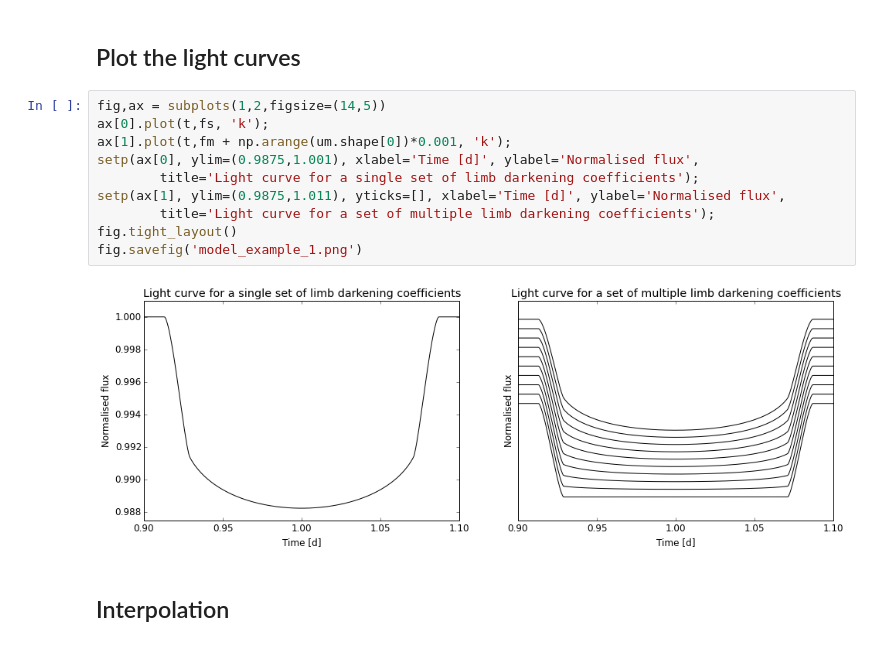
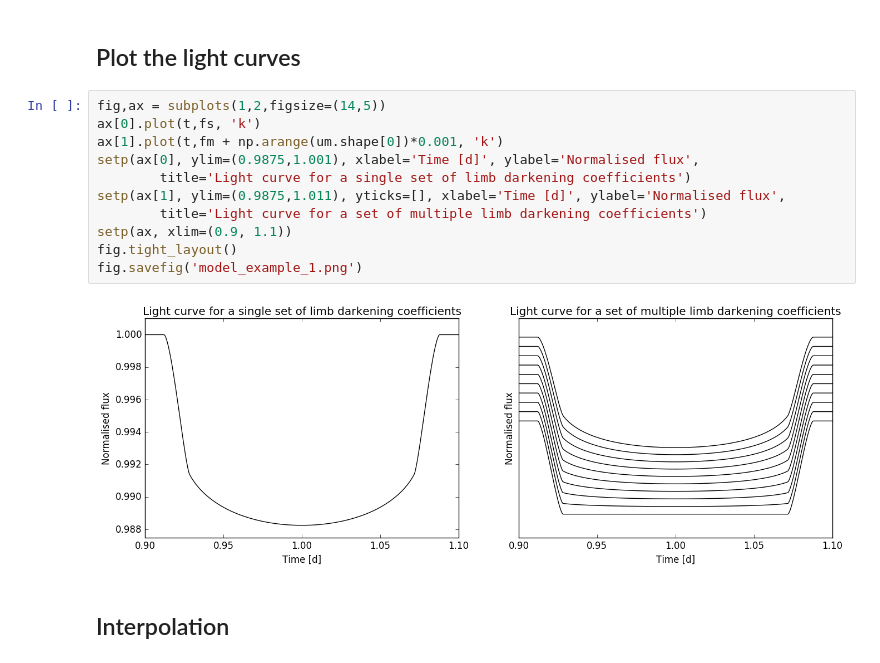
Before and after one commit to hpparvi/PyTransit, a Jupyter notebook: notebooks/PyTransit_Example_1.ipynb, the cells around one changed output. Drawn from its saved outputs; the diff is of its cells as text.

```diff
--- a/notebooks/PyTransit_Example_1.ipynb
+++ b/notebooks/PyTransit_Example_1.ipynb
@@ -66,16 +66,17 @@ Plot the light curves
 ---------------------
 # %%
 fig,ax = subplots(1,2,figsize=(14,5))
-ax[0].plot(t,fs, 'k');
-ax[1].plot(t,fm + np.arange(um.shape[0])*0.001, 'k');
+ax[0].plot(t,fs, 'k')
+ax[1].plot(t,fm + np.arange(um.shape[0])*0.001, 'k')
 setp(ax[0], ylim=(0.9875,1.001), xlabel='Time [d]', ylabel='Normalised flux',
-        title='Light curve for a single set of limb darkening coefficients');
+        title='Light curve for a single set of limb darkening coefficients')
 setp(ax[1], ylim=(0.9875,1.011), yticks=[], xlabel='Time [d]', ylabel='Normalised flux',
-        title='Light curve for a set of multiple limb darkening coefficients');
+        title='Light curve for a set of multiple limb darkening coefficients')
+setp(ax, xlim=(0.9, 1.1))
 fig.tight_layout()
 fig.savefig('model_example_1.png')
 # %% [output]
-[figure, old version]
+[figure, new version]
 # %% [markdown]
 ## Interpolation
 # %% [markdown]
```
Also changed, not shown: parts of 3 cells of this notebook, 3 other files.
